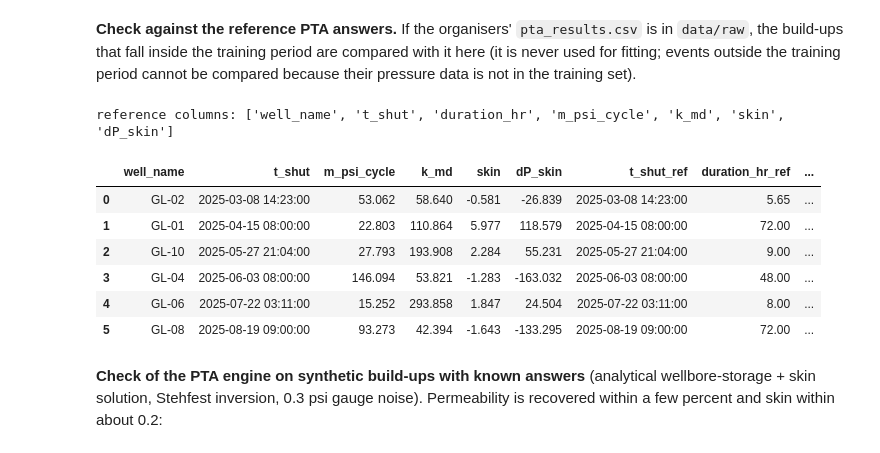
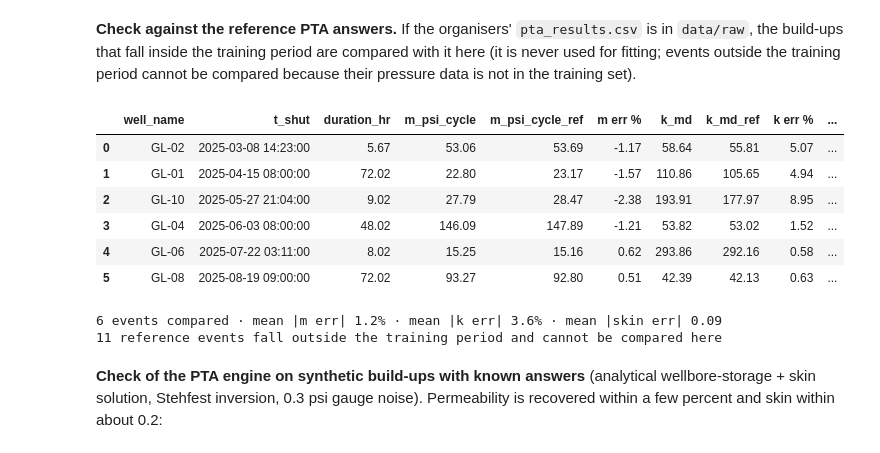
Before and after one commit to LuisMarkusTorres/SOCAR_Hackathon_2026, a Jupyter notebook: notebooks/well_performance_workflow.ipynb, the cells around one changed output. Cells and saved outputs as stored; diff of their text form; code cells hidden in the pictures.

```diff
--- a/notebooks/well_performance_workflow.ipynb
+++ b/notebooks/well_performance_workflow.ipynb
@@ -238,33 +238,35 @@ Mild near-wellbore damage: skin 2.28, Δpskin 55 psi, flow efficiency 0.84. Perm
 **Check against the reference PTA answers.** If the organisers' `pta_results.csv` is in `data/raw`, the build-ups
 that fall inside the training period are compared with it here (it is never used for fitting; events outside the training
 period cannot be compared because their pressure data is not in the training set).
-# %%
-ref_path = C.DATA_RAW / "pta_results.csv"
-if ref_path.exists():
-    ref = pd.read_csv(ref_path)
-    print("reference columns:", list(ref.columns))
-    tcol = next((c for c in ref.columns if "shut" in c.lower() or "date" in c.lower() or "time" in c.lower()), None)
-    if tcol is not None:
-        ref["_t"] = pd.to_datetime(ref[tcol], errors="coerce")
-        ours = PL.pta_deliverable(ws.pta).assign(_t=lambda x: pd.to_datetime(x.t_shut))
-        cmp = pd.merge_asof(ours.sort_values("_t"), ref.sort_values("_t"), on="_t", by="well_name",
-                            tolerance=pd.Timedelta(days=2), suffixes=("", "_ref"))
-        keep = [c for c in cmp.columns if c in ("well_name", "t_shut", "k_md", "skin", "m_psi_cycle", "dP_skin")
-                or c.endswith("_ref") or any(k in c.lower() for k in ("perm", "skin", "slope", "dp_skin"))]
-        display(cmp[keep])
-    else:
-        display(ref.head())
-else:
-    print("no reference file in data/raw: skipped")
-# %% [output]
-reference columns: ['well_name', 't_shut', 'duration_hr', 'm_psi_cycle', 'k_md', 'skin', 'dP_skin']
-|  | well_name | t_shut | m_psi_cycle | k_md | skin | dP_skin | t_shut_ref | duration_hr_ref | ... |
-| 0 | GL-02 | 2025-03-08 14:23:00 | 53.062 | 58.640 | -0.581 | -26.839 | 2025-03-08 14:23:00 | 5.65 | ... |
-| 1 | GL-01 | 2025-04-15 08:00:00 | 22.803 | 110.864 | 5.977 | 118.579 | 2025-04-15 08:00:00 | 72.00 | ... |
-| 2 | GL-10 | 2025-05-27 21:04:00 | 27.793 | 193.908 | 2.284 | 55.231 | 2025-05-27 21:04:00 | 9.00 | ... |
-| 3 | GL-04 | 2025-06-03 08:00:00 | 146.094 | 53.821 | -1.283 | -163.032 | 2025-06-03 08:00:00 | 48.00 | ... |
-| 4 | GL-06 | 2025-07-22 03:11:00 | 15.252 | 293.858 | 1.847 | 24.504 | 2025-07-22 03:11:00 | 8.00 | ... |
-| 5 | GL-08 | 2025-08-19 09:00:00 | 93.273 | 42.394 | -1.643 | -133.295 | 2025-08-19 09:00:00 | 72.00 | ... |
+# %%
+ref_path = C.DATA_RAW / "pta_results.csv"
+if ref_path.exists():
+    ref = pd.read_csv(ref_path, parse_dates=["t_shut"])
+    ours = PL.pta_deliverable(ws.pta).assign(t_shut=lambda x: pd.to_datetime(x.t_shut))
+    cmp = pd.merge_asof(ours.sort_values("t_shut"), ref.sort_values("t_shut"), on="t_shut", by="well_name",
+                        tolerance=pd.Timedelta(hours=2), suffixes=("", "_ref"), direction="nearest")
+    cmp = cmp.dropna(subset=["k_md_ref"])
+    cmp["m err %"] = 100 * (cmp.m_psi_cycle / cmp.m_psi_cycle_ref - 1)
+    cmp["k err %"] = 100 * (cmp.k_md / cmp.k_md_ref - 1)
+    cmp["skin err"] = cmp.skin - cmp.skin_ref
+    cols = ["well_name", "t_shut", "duration_hr", "m_psi_cycle", "m_psi_cycle_ref", "m err %", "k_md", "k_md_ref", "k err %",
+            "skin", "skin_ref", "skin err", "dP_skin", "dP_skin_ref"]
+    display(cmp[cols].round(2))
+    print(f"{len(cmp)} events compared · mean |m err| {cmp['m err %'].abs().mean():.1f}% · "
+          f"mean |k err| {cmp['k err %'].abs().mean():.1f}% · mean |skin err| {cmp['skin err'].abs().mean():.2f}")
+    print(f"{len(ref) - len(cmp)} reference events fall outside the training period and cannot be compared here")
+else:
+    print("no reference file in data/raw: skipped")
+# %% [output]
+|  | well_name | t_shut | duration_hr | m_psi_cycle | m_psi_cycle_ref | m err % | k_md | k_md_ref | k err % | ... |
+| 0 | GL-02 | 2025-03-08 14:23:00 | 5.67 | 53.06 | 53.69 | -1.17 | 58.64 | 55.81 | 5.07 | ... |
+| 1 | GL-01 | 2025-04-15 08:00:00 | 72.02 | 22.80 | 23.17 | -1.57 | 110.86 | 105.65 | 4.94 | ... |
+| 2 | GL-10 | 2025-05-27 21:04:00 | 9.02 | 27.79 | 28.47 | -2.38 | 193.91 | 177.97 | 8.95 | ... |
+| 3 | GL-04 | 2025-06-03 08:00:00 | 48.02 | 146.09 | 147.89 | -1.21 | 53.82 | 53.02 | 1.52 | ... |
+| 4 | GL-06 | 2025-07-22 03:11:00 | 8.02 | 15.25 | 15.16 | 0.62 | 293.86 | 292.16 | 0.58 | ... |
+| 5 | GL-08 | 2025-08-19 09:00:00 | 72.02 | 93.27 | 92.80 | 0.51 | 42.39 | 42.13 | 0.63 | ... |
+6 events compared · mean |m err| 1.2% · mean |k err| 3.6% · mean |skin err| 0.09
+11 reference events fall outside the training period and cannot be compared here
 # %% [markdown]
 **Check of the PTA engine on synthetic build-ups with known answers** (analytical wellbore-storage + skin solution,
 Stehfest inversion, 0.3 psi gauge noise). Permeability is recovered within a few percent and skin within about 0.2:
```
Also changed, not shown: parts of 5 cells of this notebook, 37 other files.
